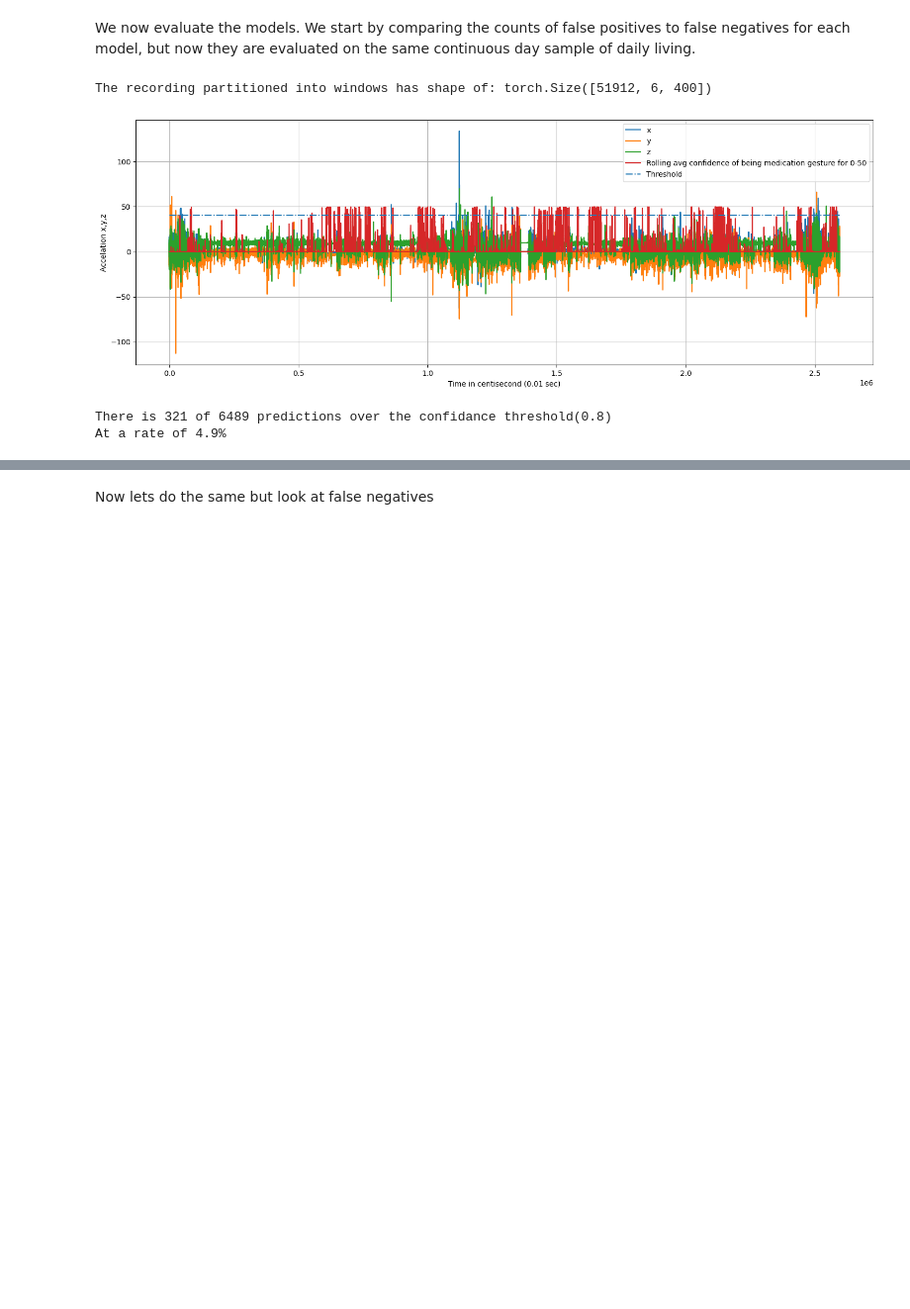
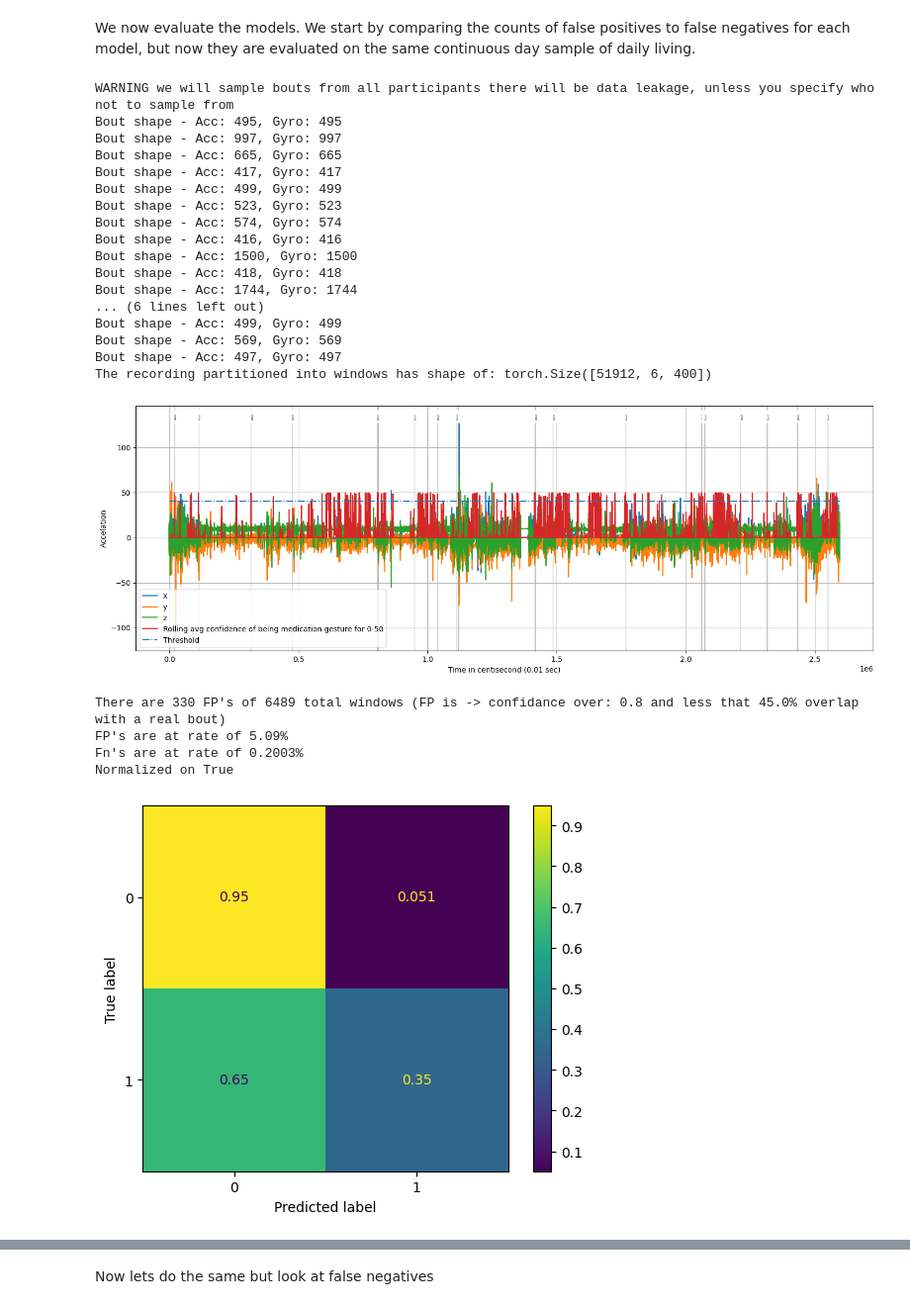
Before and after one commit to KubaJerz/medication-taking-data, a Jupyter notebook: new_start/week02/00_no_movment/01_eval_models.ipynb, the cells around one changed output, grey strips where cells are left out. Shown at 99% size. Cells and saved outputs as stored; diff of their text form; code cells hidden in the pictures; blank space fills up the shorter version.

```diff
--- a/new_start/week02/00_no_movment/01_eval_models.ipynb
+++ b/new_start/week02/00_no_movment/01_eval_models.ipynb
@@ -12,20 +12,47 @@ from eval_in_time_domain import get_false_postive_count
 # %%
 RECODING_TO_EVAL_ON = '/home/kuba/Documents/data/raw/kuba_watch_data/2024-07-10_06_42_46'
+PATH_TO_BOUT_DIR = '/home/kuba/Documents/data/raw/listerine/3_final'
 
 
 WINDOW_SIZE = 400
 STRIDE = 50
-THRESHOLD = 0.8
+CONFIDANCE_THRESHOLD = 0.8
+OVERLAP_THRESHOLD = 0.45
+MIN_BOUT_LEN = 400
+NUM_BOUT_TO_SAMP = 20
+DEVICE = 'cuda:0'
 # %%
 #load model00
 model00_path = '/home/kuba/projects/medication-taking-data/new_start/week02/00_no_movment/94f1_with_filter_noMovmets.pth'
 model = RegNet()
 model.load_state_dict(torch.load(model00_path))
+
 #get false postive count
-count, total_num_windows = get_false_postive_count(model, RECODING_TO_EVAL_ON, WINDOW_SIZE, STRIDE, THRESHOLD, device='cuda:0')
-print(f"At a rate of {(count/total_num_windows)*100:.1f}%")
+
+TP, TN, FP, FN, total = eval_in_time_domain(model, path_to_daily_dir=RECODING_TO_EVAL_ON, path_to_bout_dir=PATH_TO_BOUT_DIR, window_size=WINDOW_SIZE, stride=STRIDE,
+                                            confidance_threshold_for_mean=CONFIDANCE_THRESHOLD, overlap_threshold=OVERLAP_THRESHOLD, min_bout_len=MIN_BOUT_LEN,
+                                            num_bouts_to_samp=NUM_BOUT_TO_SAMP, device=DEVICE)
 # %% [output]
+WARNING we will sample bouts from all participants there will be data leakage, unless you specify who not to sample from
+Bout shape - Acc: 495, Gyro: 495
+Bout shape - Acc: 997, Gyro: 997
+Bout shape - Acc: 665, Gyro: 665
+Bout shape - Acc: 417, Gyro: 417
+Bout shape - Acc: 499, Gyro: 499
+Bout shape - Acc: 523, Gyro: 523
+Bout shape - Acc: 574, Gyro: 574
+Bout shape - Acc: 416, Gyro: 416
+Bout shape - Acc: 1500, Gyro: 1500
+Bout shape - Acc: 418, Gyro: 418
+Bout shape - Acc: 1744, Gyro: 1744
+... (6 lines left out)
+Bout shape - Acc: 499, Gyro: 499
+Bout shape - Acc: 569, Gyro: 569
+Bout shape - Acc: 497, Gyro: 497
 The recording partitioned into windows has shape of: torch.Size([51912, 6, 400])
-[figure, old version]
+[figure, new version]
-There is 321 of 6489 predictions over the confidance threshold(0.8)
-At a rate of 4.9%
+There are 330 FP's of 6489 total windows (FP is -> confidance over: 0.8 and less that 45.0% overlap with a real bout)
+FP's are at rate of 5.09%
+Fn's are at rate of 0.2003%
+Normalized on True
+[figure, added]
```
Also changed, not shown: parts of 3 cells of this notebook, 20 other files.
